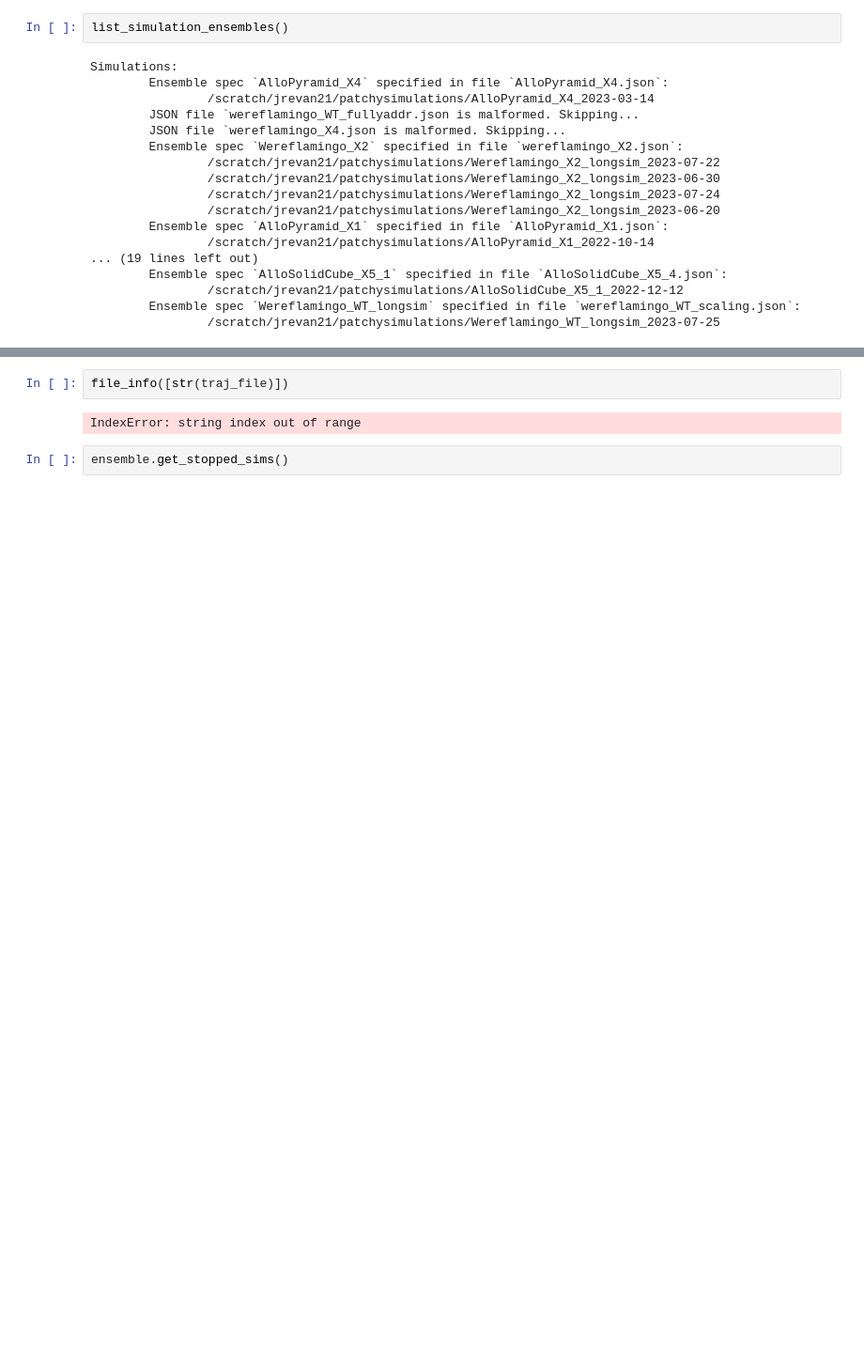
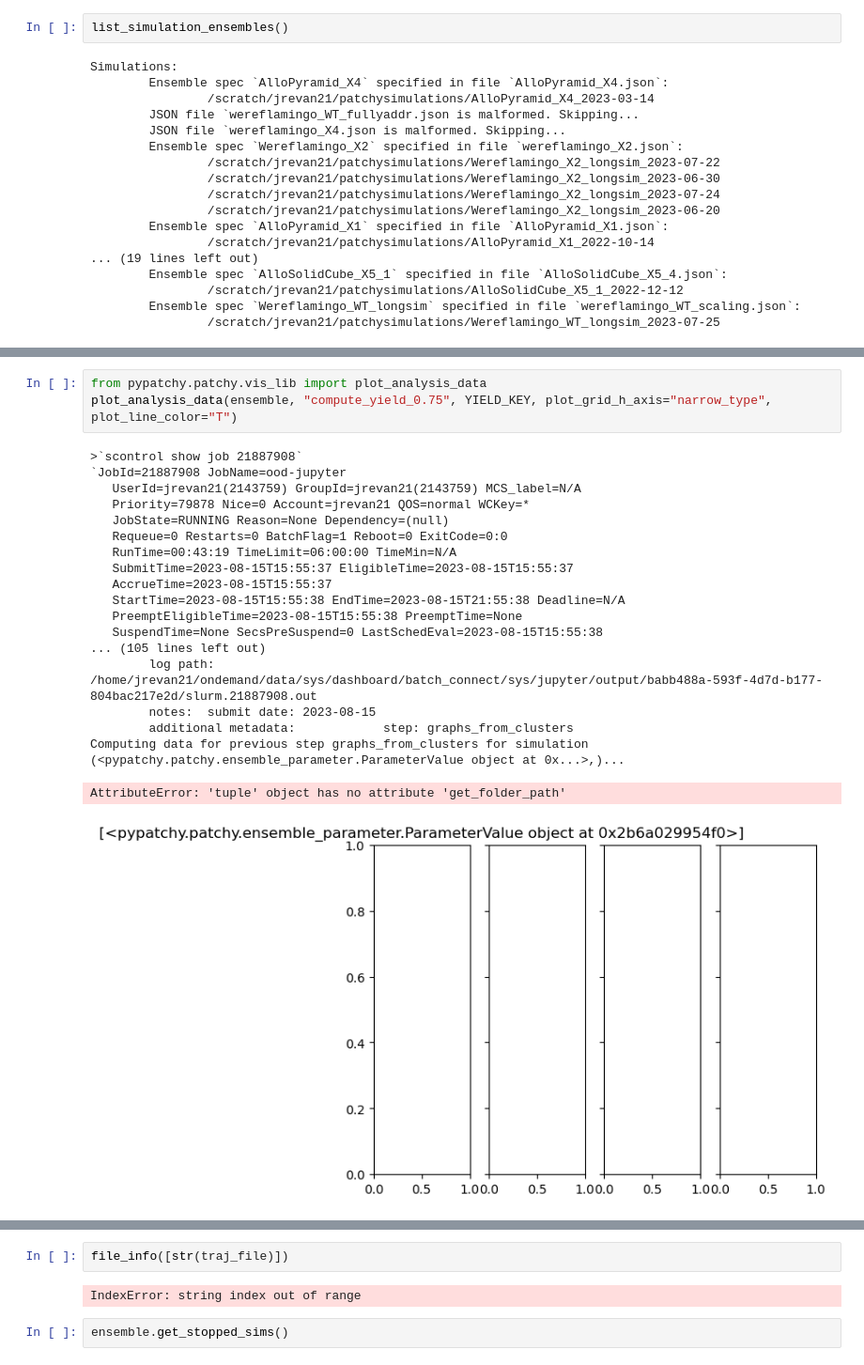
Before and after one commit to sulcgroup/pypatchy, a Jupyter notebook: notebooks/test.ipynb, the cells around one changed output, grey strips where cells are left out. Shown at 94% size. Saved outputs shown, nothing was run; the diff lists cells and outputs as text; blank space fills up the shorter version.

```diff
--- a/notebooks/test.ipynb
+++ b/notebooks/test.ipynb
@@ -69 +76,24 @@ ensemble.missing_analysis_data(step)
+# %%
+from pypatchy.patchy.vis_lib import plot_analysis_data
+plot_analysis_data(ensemble, "compute_yield_0.75", YIELD_KEY, plot_grid_h_axis="narrow_type", plot_line_color="T")
+# %% [output]
+>`scontrol show job 21887908`
+`JobId=21887908 JobName=ood-jupyter
+   UserId=jrevan21(2143759) GroupId=jrevan21(2143759) MCS_label=N/A
+   Priority=79878 Nice=0 Account=jrevan21 QOS=normal WCKey=*
+   JobState=RUNNING Reason=None Dependency=(null)
+   Requeue=0 Restarts=0 BatchFlag=1 Reboot=0 ExitCode=0:0
+   RunTime=00:43:19 TimeLimit=06:00:00 TimeMin=N/A
+   SubmitTime=2023-08-15T15:55:37 EligibleTime=2023-08-15T15:55:37
+   AccrueTime=2023-08-15T15:55:37
+   StartTime=2023-08-15T15:55:38 EndTime=2023-08-15T21:55:38 Deadline=N/A
+   PreemptEligibleTime=2023-08-15T15:55:38 PreemptTime=None
+   SuspendTime=None SecsPreSuspend=0 LastSchedEval=2023-08-15T15:55:38
+... (105 lines left out)
+        log path: /home/jrevan21/ondemand/data/sys/dashboard/batch_connect/sys/jupyter/output/babb488a-593f-4d7d-b177-804bac217e2d/slurm.21887908.out
+        notes:  submit date: 2023-08-15
+        additional metadata:            step: graphs_from_clusters
+Computing data for previous step graphs_from_clusters for simulation (<pypatchy.patchy.ensemble_parameter.ParameterValue object at 0x...>,)...
+AttributeError: 'tuple' object has no attribute 'get_folder_path'
+[figure, added]
 # %%
```
Also changed, not shown: parts of 13 cells of this notebook, 5 other files.
